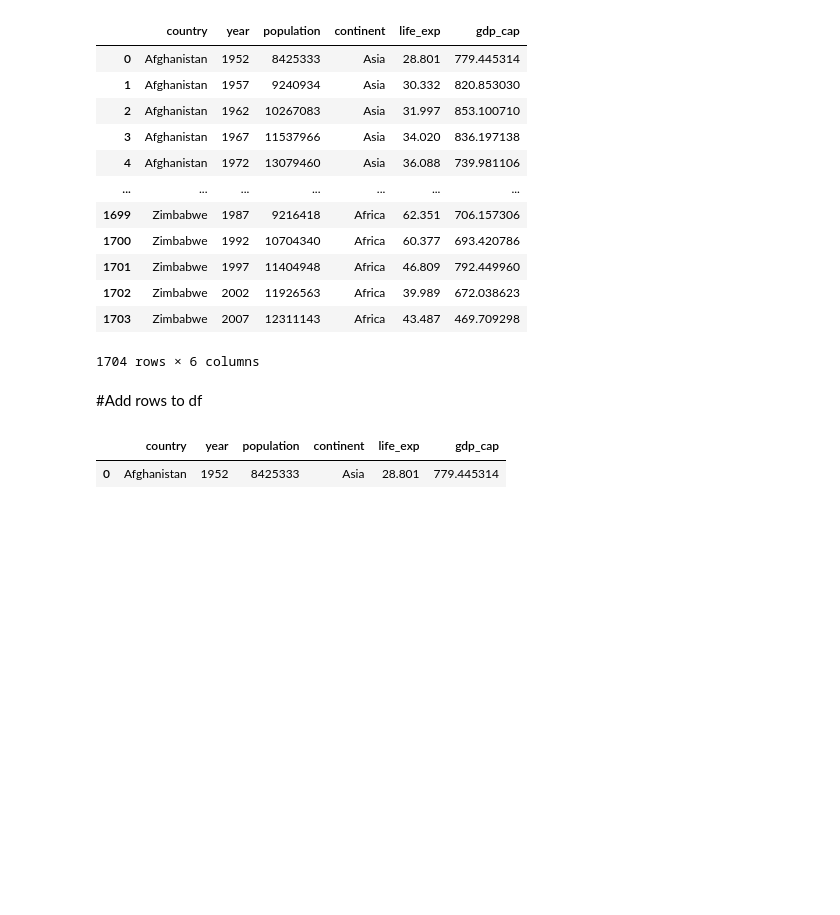
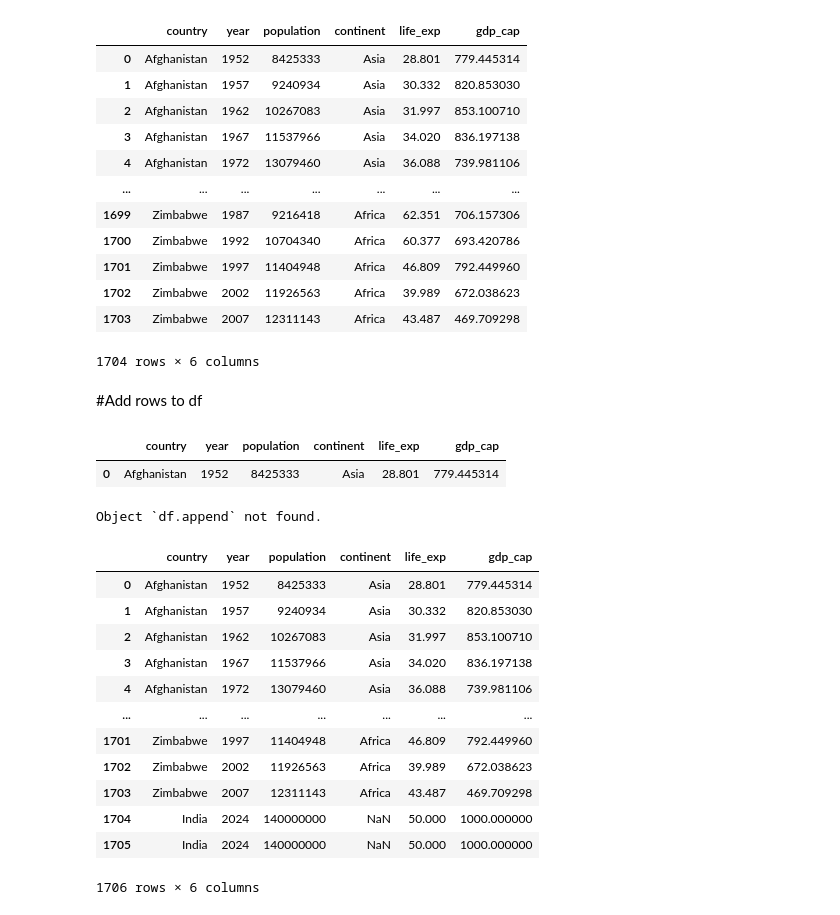
Before and after one commit to shivraj7/scalar, a Jupyter notebook: Pandas2.ipynb, the cells around one changed output. Saved outputs shown, nothing was run; the diff lists cells and outputs as text; code cells hidden in the pictures; blank space fills up the shorter version.

```diff
--- a/Pandas2.ipynb
+++ b/Pandas2.ipynb
@@ -276,3 +276,8 @@ df.head(1)
 | 0 | Afghanistan | 1952 | 8425333 | Asia | 28.801 | 779.445314 |
 # %%
 new_row= {'country': 'India', 'year':'2024', 'population':'140000000','life_exp':50, 'gdp_cap':1000}
+# %%
+#in class append is taught but it depreciated https://stackoverflow.com/questions/75956209/error-dataframe-object-has-no-attribute-append
+df.append?
+# %% [output]
+Object `df.append` not found.
@@ -278,0 +286,20 @@ new_row= {'country': 'India', 'year':'2024', 'population':'140000000','life_exp'
+# %%
+#another method to add, using loc, loc can add/update df
+#adding df a row using loc
+len(df)
+df.loc[len(df)]=new_row
+df
+# %% [output]
+|  | country | year | population | continent | life_exp | gdp_cap |
+| 0 | Afghanistan | 1952 | 8425333 | Asia | 28.801 | 779.445314 |
+| 1 | Afghanistan | 1957 | 9240934 | Asia | 30.332 | 820.853030 |
+| 2 | Afghanistan | 1962 | 10267083 | Asia | 31.997 | 853.100710 |
+| 3 | Afghanistan | 1967 | 11537966 | Asia | 34.020 | 836.197138 |
+| 4 | Afghanistan | 1972 | 13079460 | Asia | 36.088 | 739.981106 |
+| ... | ... | ... | ... | ... | ... | ... |
+| 1701 | Zimbabwe | 1997 | 11404948 | Africa | 46.809 | 792.449960 |
+| 1702 | Zimbabwe | 2002 | 11926563 | Africa | 39.989 | 672.038623 |
+| 1703 | Zimbabwe | 2007 | 12311143 | Africa | 43.487 | 469.709298 |
+| 1704 | India | 2024 | 140000000 | NaN | 50.000 | 1000.000000 |
+| 1705 | India | 2024 | 140000000 | NaN | 50.000 | 1000.000000 |
+1706 rows × 6 columns
```
Also changed, not shown: parts of 56 cells of this notebook.
